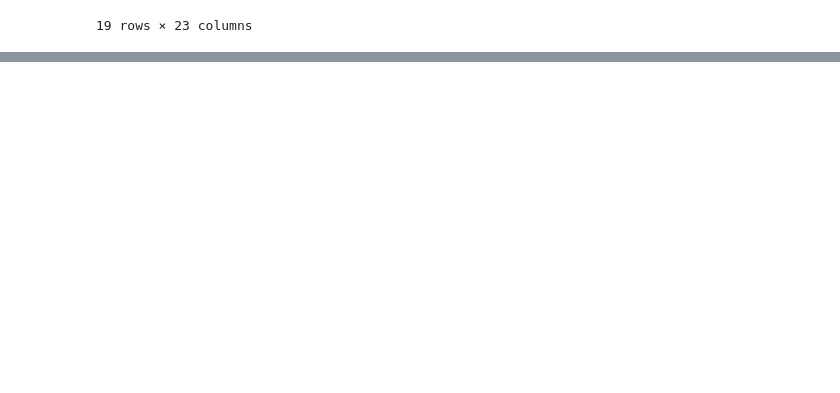
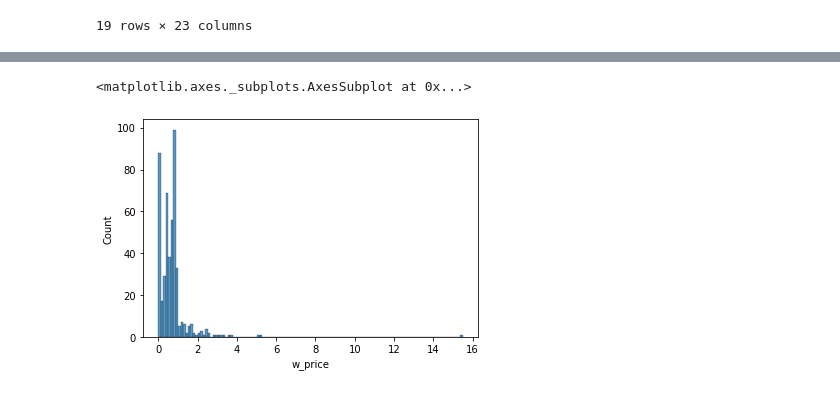
Before and after one commit to hdavidoff/datathon23, a Jupyter notebook: Summary_exploration_and_cleaning.ipynb, the cells around one changed output, grey strips where cells are left out. Drawn from its saved outputs; the diff is of its cells as text; code cells hidden in the pictures; blank space fills up the shorter version.

```diff
--- a/Summary_exploration_and_cleaning.ipynb
+++ b/Summary_exploration_and_cleaning.ipynb
@@ -995,0 +1406,3 @@ expensive_paintings_rel_tot.head(20)
+# %%
+df = pd.DataFrame(zip(text,text_weighted,word_orig_price),columns=['text','weight','price_percentile_reltotot'])
+df.head()
@@ -995,0 +1416,3 @@ expensive_paintings_rel_tot.head(20)
+# %%
+df['count']=df.groupby('text')['text'].transform('count')
+df.head()
@@ -995,0 +1426,4 @@ expensive_paintings_rel_tot.head(20)
+# %%
+new_df = df.groupby('text').agg('mean')
+new_df['w_price'] = (1-new_df['weight'])*(new_df['price_percentile_reltotot']/100)*new_df['count']
+new_df.head()
@@ -995,0 +1438,5 @@ expensive_paintings_rel_tot.head(20)
+# %%
+sns.histplot(new_df['w_price'])
+# %% [output]
+<matplotlib.axes._subplots.AxesSubplot at 0x...>
+[figure, added]
```
Also changed, not shown: parts of 38 cells of this notebook.
